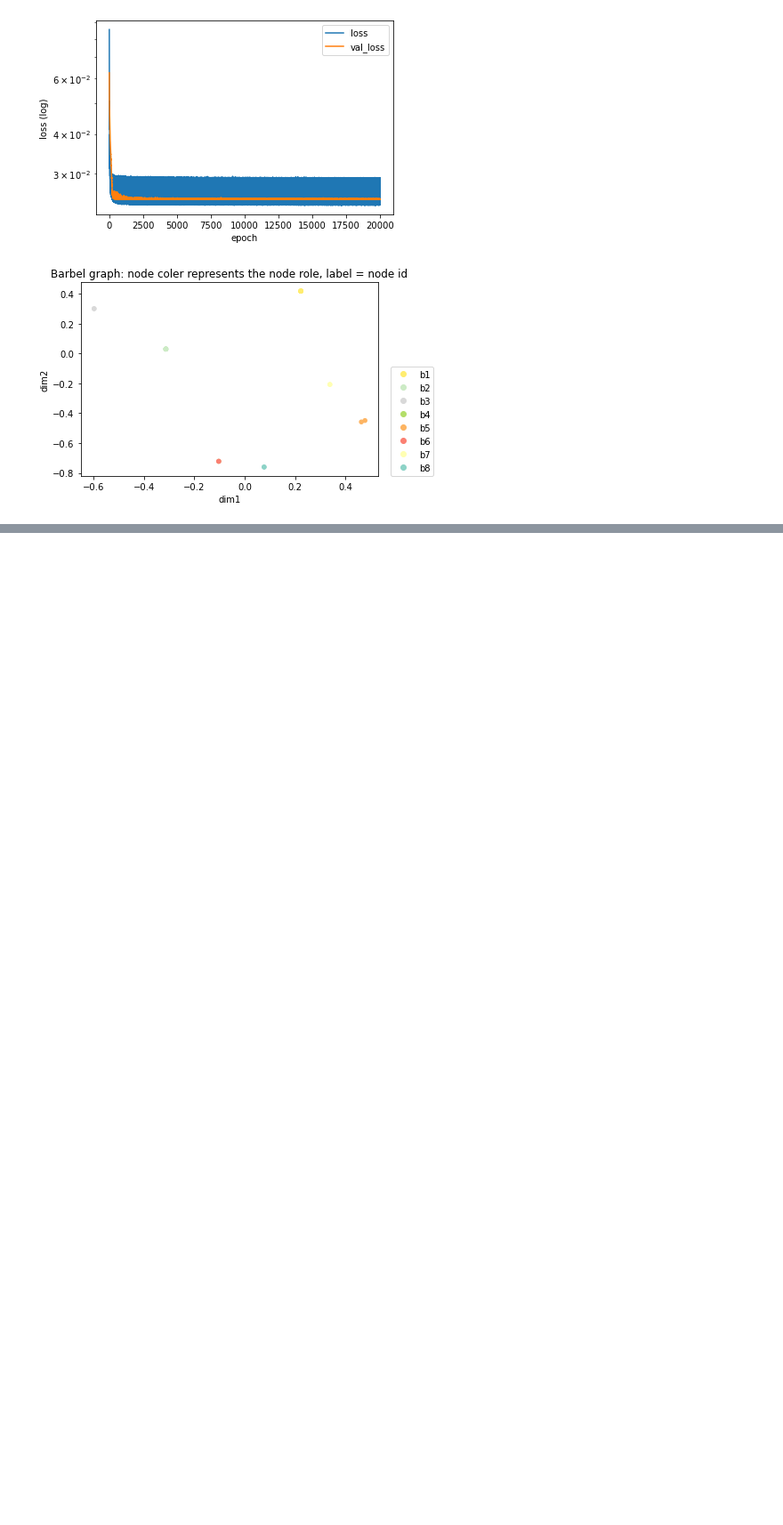
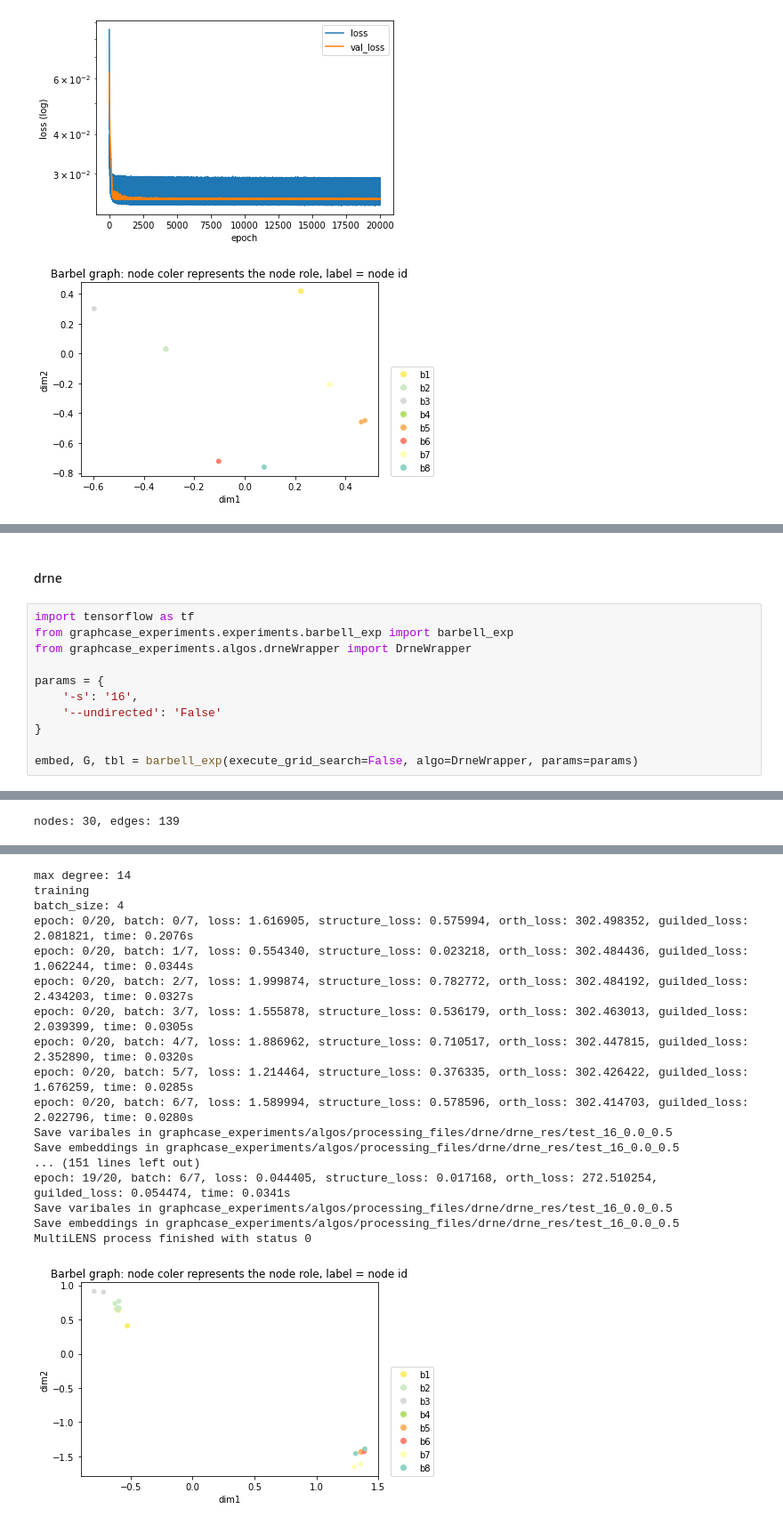
Before and after one commit to tonyPo/tmp, a Jupyter notebook: notebook_barbell.ipynb, the cells around one changed output, grey strips where cells are left out. Shown: that part at 89% size. Cells and saved outputs as stored; diff of their text form; blank space fills up the shorter version.

```diff
--- a/notebook_barbell.ipynb
+++ b/notebook_barbell.ipynb
@@ -66,0 +69,14 @@ WARNING:absl:Found untraced functions such as dense_8_layer_call_fn, dense_8_lay
+# %% [markdown]
+#### drne
+# %%
+import tensorflow as tf
+from graphcase_experiments.experiments.barbell_exp import barbell_exp
+from graphcase_experiments.algos.drneWrapper import DrneWrapper
+
+params = {
+    '-s': '16',
+    '--undirected': 'False'
+}
+
+embed, G, tbl = barbell_exp(execute_grid_search=False, algo=DrneWrapper, params=params)
+# %% [output]
@@ -66,0 +84 @@ WARNING:absl:Found untraced functions such as dense_8_layer_call_fn, dense_8_lay
+nodes: 30, edges: 139
@@ -66,0 +89,18 @@ WARNING:absl:Found untraced functions such as dense_8_layer_call_fn, dense_8_lay
+max degree: 14
+training
+batch_size: 4
+epoch: 0/20, batch: 0/7, loss: 1.616905, structure_loss: 0.575994, orth_loss: 302.498352, guilded_loss: 2.081821, time: 0.2076s
+epoch: 0/20, batch: 1/7, loss: 0.554340, structure_loss: 0.023218, orth_loss: 302.484436, guilded_loss: 1.062244, time: 0.0344s
+epoch: 0/20, batch: 2/7, loss: 1.999874, structure_loss: 0.782772, orth_loss: 302.484192, guilded_loss: 2.434203, time: 0.0327s
+epoch: 0/20, batch: 3/7, loss: 1.555878, structure_loss: 0.536179, orth_loss: 302.463013, guilded_loss: 2.039399, time: 0.0305s
+epoch: 0/20, batch: 4/7, loss: 1.886962, structure_loss: 0.710517, orth_loss: 302.447815, guilded_loss: 2.352890, time: 0.0320s
+epoch: 0/20, batch: 5/7, loss: 1.214464, structure_loss: 0.376335, orth_loss: 302.426422, guilded_loss: 1.676259, time: 0.0285s
+epoch: 0/20, batch: 6/7, loss: 1.589994, structure_loss: 0.578596, orth_loss: 302.414703, guilded_loss: 2.022796, time: 0.0280s
+Save varibales in graphcase_experiments/algos/processing_files/drne/drne_res/test_16_0.0_0.5
+Save embeddings in graphcase_experiments/algos/processing_files/drne/drne_res/test_16_0.0_0.5
+... (151 lines left out)
+epoch: 19/20, batch: 6/7, loss: 0.044405, structure_loss: 0.017168, orth_loss: 272.510254, guilded_loss: 0.054474, time: 0.0341s
+Save varibales in graphcase_experiments/algos/processing_files/drne/drne_res/test_16_0.0_0.5
+Save embeddings in graphcase_experiments/algos/processing_files/drne/drne_res/test_16_0.0_0.5
+MultiLENS process finished with status 0
+[figure, added]
```
Also changed, not shown: parts of 8 cells of this notebook, 14 other files.
